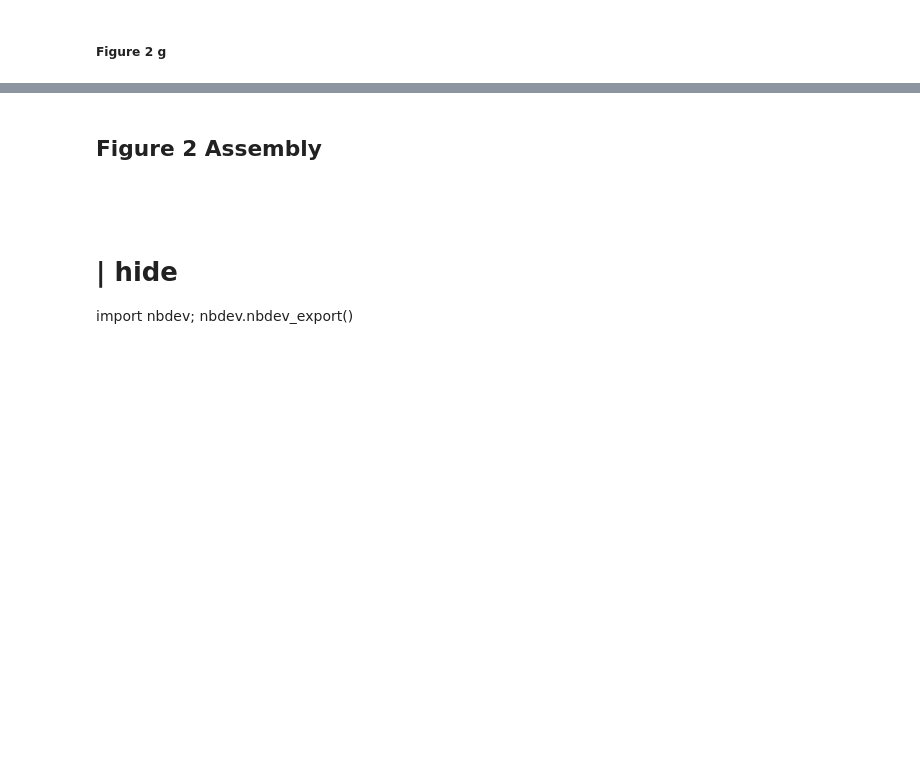
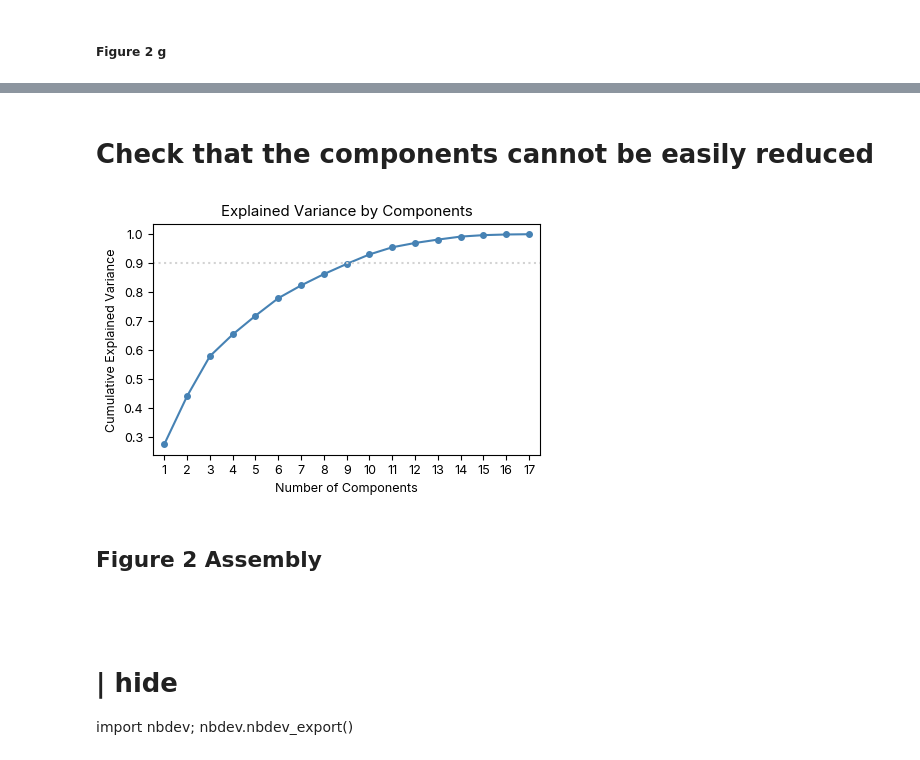
Before and after one commit to sangyu/Holophenotype5HT, a Jupyter notebook: nbs/01_Figures/01_Setup.ipynb, the cells around one changed output, grey strips where cells are left out. Saved outputs shown, nothing was run; the diff lists cells and outputs as text; code cells hidden in the pictures; blank space fills up the shorter version.

```diff
--- a/nbs/01_Figures/01_Setup.ipynb
+++ b/nbs/01_Figures/01_Setup.ipynb
@@ -618,2 +621,57 @@ wtBaseline.to_csv(figurepath +  'wtBaseline.csv', index = False)
+# %% [markdown]
+# Check that the components cannot be easily reduced
+# %%
+import esploco.plotTools as plotTools
+
+vectorselection = ['Volume', 'Feed Speed', 'Meal Size', 'Meal Duration', 'Duration', 'Count', 'Height',
+    'Food Port Occupancy', 'Ctrl Port Occupancy','Latency', 'Speed', 'Prefeed Speed', 'Duringfeed Speed',  'Postfeed Speed', 'Duringfeed Speed Ratio',
+                   'Perifeed Speed Ratio',
+                   'Falls',
+                  ]
+def locoPCAplotExpVar(data):
+    from sklearn.decomposition import PCA
+    plotTools.setFont('Inter', 9)
+    pca = PCA()
+    pca.fit(data)
+    f, axes = plt.subplots(1,1, figsize = (5, 3))
+    plt.xticks(np.arange(len(data.columns)+1))
+    plt.plot(range(1, len(data.columns)+1), pca.explained_variance_ratio_.cumsum(), marker = 'o', markersize = 4, linestyle = '-', color = 'steelblue')
+    plt.title('Explained Variance by Components')
+    plt.xlabel('Number of Components')
+    plt.ylabel('Cumulative Explained Variance')
+    plot_table = pd.DataFrame(data = [range(1, len(data.columns)+1), pca.explained_variance_ratio_.cumsum()])
+
+    return f, pca, plot_table
+def scaleWithColumns(data):
+    from sklearn.preprocessing import StandardScaler
+    scaler = StandardScaler()
+    scaler.fit(data)
+    dataScaled = pd.DataFrame(scaler.transform(data), columns = data.columns)
+    return dataScaled
+def makeBigDf(data, dependentSelection = vectorselection, independentIndices = range(0, 5)):
+    independentColumns = data.iloc[:, independentIndices]
+    independentColumns.columns =  pd.MultiIndex.from_product([['Independent'], independentColumns.columns ])
+    dependentColumns = data[dependentSelection]
+    dependentColumns.columns =  pd.MultiIndex.from_product([ ['Raw'], dependentColumns.columns])
+    dataScaled =  scaleWithColumns(data[dependentSelection])
+    dataScaled.columns =  pd.MultiIndex.from_product([['Scaled'], dataScaled.columns ])
+    bigData = pd.concat([independentColumns, dependentColumns,  dataScaled], axis =1 )
+    return bigData
+
+
+
+plotTools.setFont('Inter', 9)
+w1118Big = makeBigDf(w1118.dropna(), vectorselection)
+w1118Big = w1118Big.dropna()
+
+f, pca, plot_table = locoPCAplotExpVar(w1118Big['Scaled']);
+
+plt.plot([0.5, 17.5],[.9, .9], ':', c = 'lightgray')
+plt.xlim([0.5, 17.5])
+f.savefig(figurepath + 'componentsexplained.svg')
+f.savefig(figurepath + 'componentsexplained.png', dpi = 300)
+plot_table.transpose().rename(columns = {'0':'factor', '1': 'Cumulative Explained Variance'}).to_csv(figurepath + 'componentsexplained.csv')
+# %% [output]
+[figure, added]
 # %% [markdown]
 ## Figure 2 Assembly
```
Also changed, not shown: parts of 8 cells of this notebook, 3 other files.
